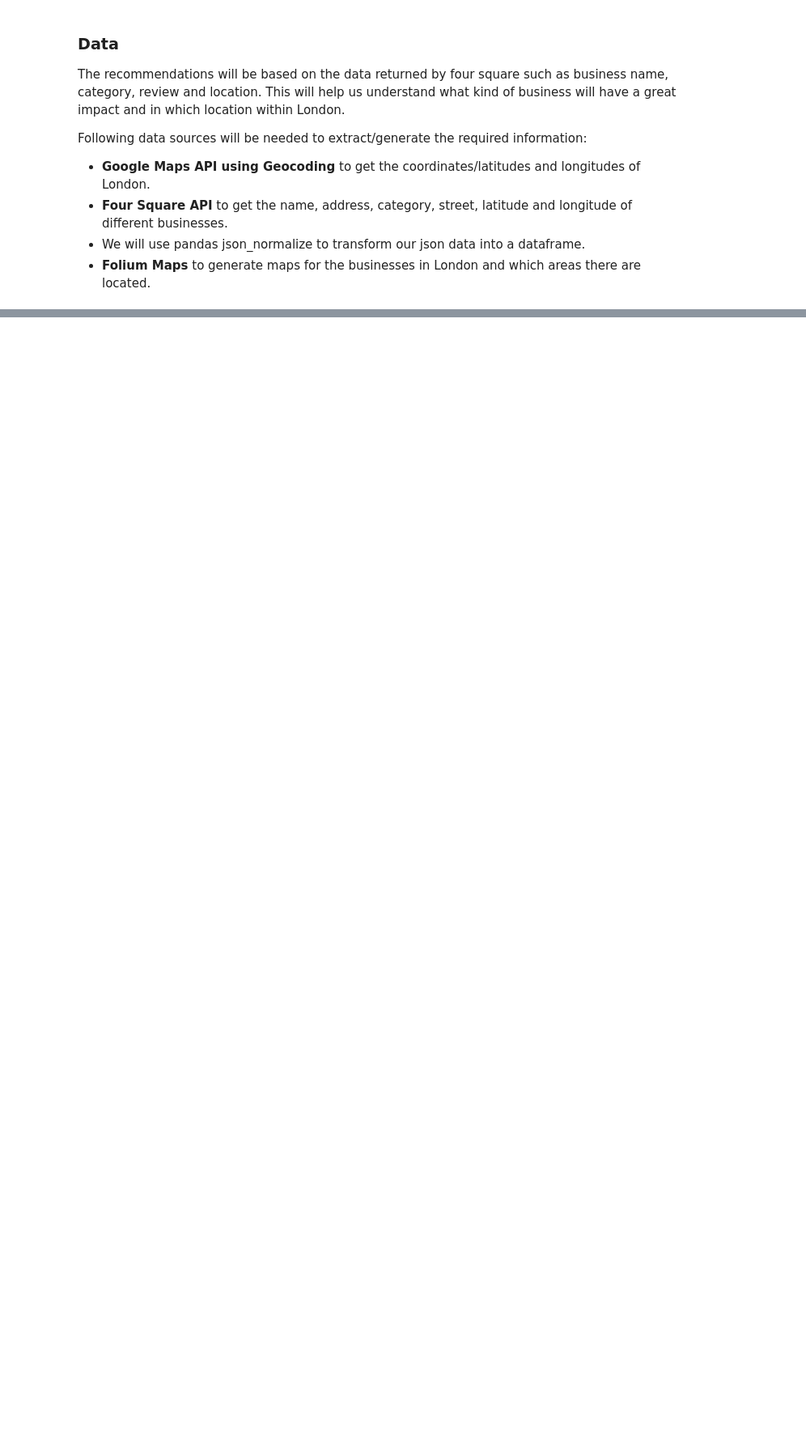
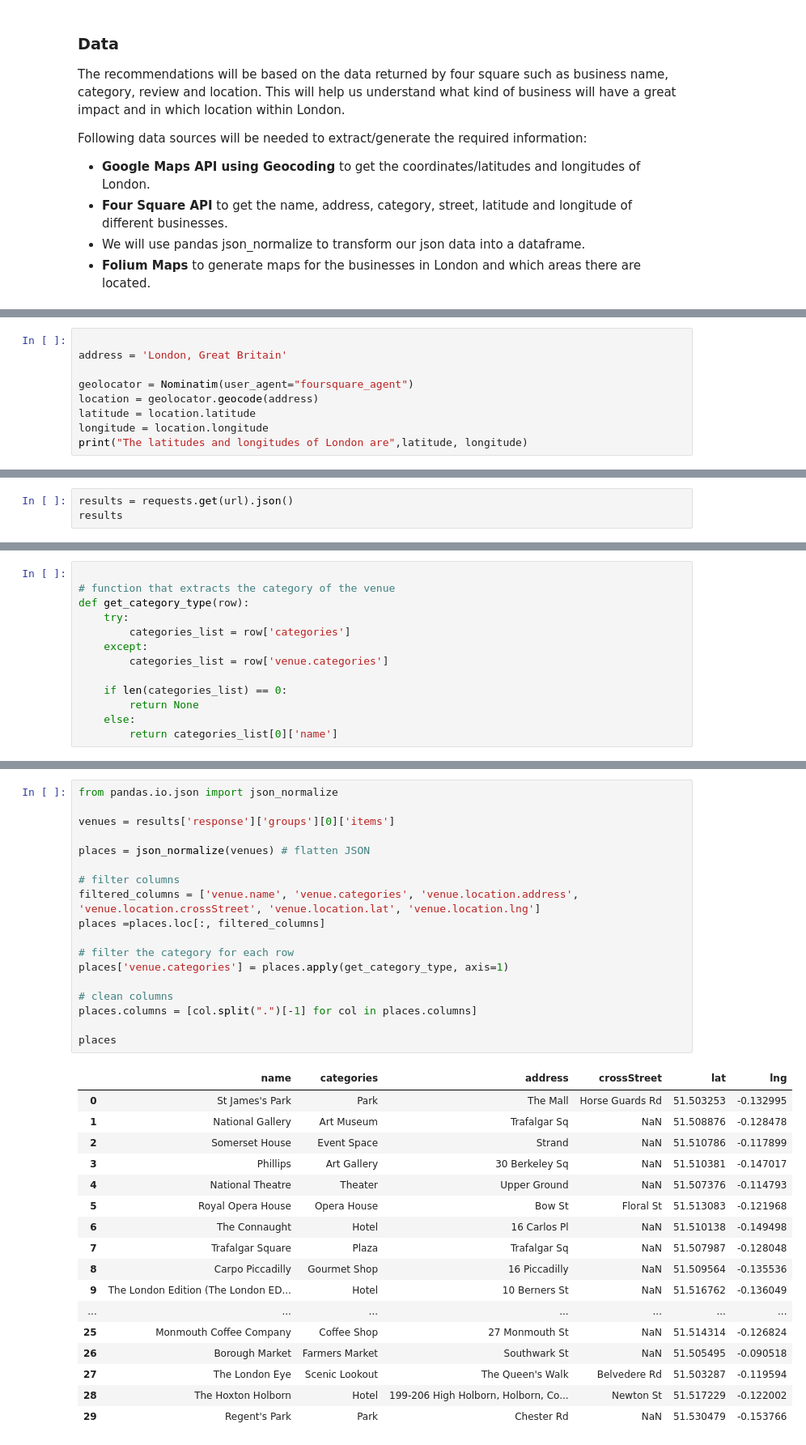
Before and after one commit to Fareeha72/Coursera_Capstones, a Jupyter notebook: Business Recommendations in London.ipynb, the cells around one changed output, grey strips where cells are left out. Shown at 81% size. Saved outputs shown, nothing was run; the diff lists cells and outputs as text; blank space fills up the shorter version.

```diff
--- a/Business Recommendations in London.ipynb
+++ b/Business Recommendations in London.ipynb
@@ -25,0 +101,9 @@ Following data sources will be needed to extract/generate the required informati
+# %%
+
+address = 'London, Great Britain'
+
+geolocator = Nominatim(user_agent="foursquare_agent")
+location = geolocator.geocode(address)
+latitude = location.latitude
+longitude = location.longitude
+print("The latitudes and longitudes of London are",latitude, longitude)
@@ -25,0 +130,3 @@ Following data sources will be needed to extract/generate the required informati
+# %%
+results = requests.get(url).json()
+results
@@ -25,0 +154,13 @@ Following data sources will be needed to extract/generate the required informati
+# %%
+
+# function that extracts the category of the venue
+def get_category_type(row):
+    try:
+        categories_list = row['categories']
+    except:
+        categories_list = row['venue.categories']
+
+    if len(categories_list) == 0:
+        return None
+    else:
+        return categories_list[0]['name']
@@ -25,0 +170,36 @@ Following data sources will be needed to extract/generate the required informati
+# %%
+from pandas.io.json import json_normalize
+
+venues = results['response']['groups'][0]['items']
+
+places = json_normalize(venues) # flatten JSON
+
+# filter columns
+filtered_columns = ['venue.name', 'venue.categories', 'venue.location.address', 'venue.location.crossStreet', 'venue.location.lat', 'venue.location.lng']
+places =places.loc[:, filtered_columns]
+
+# filter the category for each row
+places['venue.categories'] = places.apply(get_category_type, axis=1)
+
+# clean columns
+places.columns = [col.split(".")[-1] for col in places.columns]
+
+places
+# %% [output]
+|  | name | categories | address | crossStreet | lat | lng |
+| 0 | St James's Park | Park | The Mall | Horse Guards Rd | 51.503253 | -0.132995 |
+| 1 | National Gallery | Art Museum | Trafalgar Sq | NaN | 51.508876 | -0.128478 |
+| 2 | Somerset House | Event Space | Strand | NaN | 51.510786 | -0.117899 |
+| 3 | Phillips | Art Gallery | 30 Berkeley Sq | NaN | 51.510381 | -0.147017 |
+| 4 | National Theatre | Theater | Upper Ground | NaN | 51.507376 | -0.114793 |
+| 5 | Royal Opera House | Opera House | Bow St | Floral St | 51.513083 | -0.121968 |
+| 6 | The Connaught | Hotel | 16 Carlos Pl | NaN | 51.510138 | -0.149498 |
+| 7 | Trafalgar Square | Plaza | Trafalgar Sq | NaN | 51.507987 | -0.128048 |
+| 8 | Carpo Piccadilly | Gourmet Shop | 16 Piccadilly | NaN | 51.509564 | -0.135536 |
+| 9 | The London Edition (The London ED... | Hotel | 10 Berners St | NaN | 51.516762 | -0.136049 |
+| ... | ... | ... | ... | ... | ... | ... |
+| 25 | Monmouth Coffee Company | Coffee Shop | 27 Monmouth St | NaN | 51.514314 | -0.126824 |
+| 26 | Borough Market | Farmers Market | Southwark St | NaN | 51.505495 | -0.090518 |
+| 27 | The London Eye | Scenic Lookout | The Queen's Walk | Belvedere Rd | 51.503287 | -0.119594 |
+| 28 | The Hoxton Holborn | Hotel | 199-206 High Holborn, Holborn, Co... | Newton St | 51.517229 | -0.122002 |
+| 29 | Regent's Park | Park | Chester Rd | NaN | 51.530479 | -0.153766 |
```
Also changed, not shown: parts of 55 cells of this notebook.
